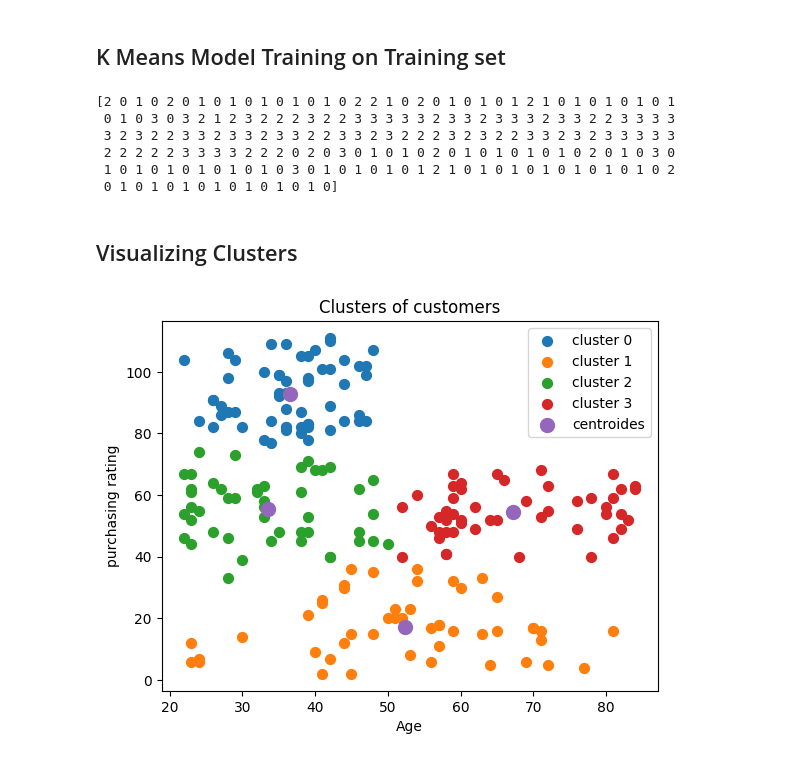
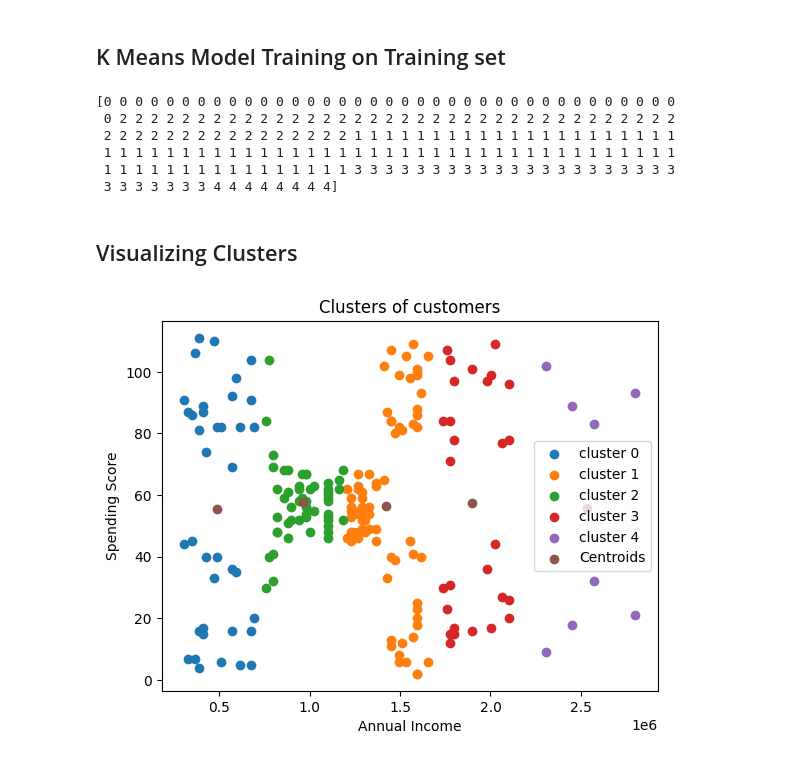
Before and after one commit to Siripurapu-VighnaChaitanya/ML_practice_files, a Jupyter notebook: K_Means_Clustering_Template.ipynb, the cells around one changed output. Saved outputs shown, nothing was run; the diff lists cells and outputs as text; code cells hidden in the pictures.

```diff
--- a/K_Means_Clustering_Template.ipynb
+++ b/K_Means_Clustering_Template.ipynb
@@ -12,4 +12,5 @@ import pandas as pd
 ## Importing dataset
 # %%
 ds=pd.read_csv('Clusturing Model.csv')
-x=ds.iloc[:,2:5:2].values
+x=ds.iloc[:,3:5].values
+print(x)
@@ -39,6 +38,13 @@ print(x)
 from sklearn.cluster import KMeans
 wcss=[]
 for i in range(1,11):
-  kmeans=KMeans(n_clusters=i,init='k-means++',random_state=21)
-  kmeans.fit(x)
-  wcss.append(kmeans.inertia_)
+  kmean=KMeans(n_clusters=i,init='k-means++',random_state=21)
+  kmean.fit(x)
+  wcss.append(kmean.inertia_)
+
+plt.scatter(range(1,11),wcss)
+plt.plot(range(1,11),wcss)
+plt.title('The Elbow Method')
+plt.xlabel('Number of clusters')
+plt.ylabel('WCSS')
+plt.show()
@@ -58,30 +53,30 @@ plt.show()
 # %% [markdown]
 ## K Means Model Training on Training set
 # %%
-kmeans=KMeans(n_clusters=4,init='k-means++',random_state=21)
-kmeans.fit(x)
-y_means=kmeans.predict(x)
+kmean=KMeans(n_clusters=5,init='k-means++',random_state=21)
+kmean.fit(x)
+y_mean=kmean.predict(x)
+print(y_mean)
+# %% [output]
+[0 0 0 0 0 0 0 0 0 0 0 0 0 0 0 0 0 0 0 0 0 0 0 0 0 0 0 0 0 0 0 0 0 0 0 0 0
+ 0 2 2 2 2 2 2 2 2 2 2 2 2 2 2 2 2 2 2 2 2 2 2 2 2 2 2 2 2 2 2 2 2 2 2 2 2
+ 2 2 2 2 2 2 2 2 2 2 2 2 2 2 2 2 1 1 1 1 1 1 1 1 1 1 1 1 1 1 1 1 1 1 1 1 1
+ 1 1 1 1 1 1 1 1 1 1 1 1 1 1 1 1 1 1 1 1 1 1 1 1 1 1 1 1 1 1 1 1 1 1 1 1 1
+ 1 1 1 1 1 1 1 1 1 1 1 1 1 1 1 1 3 3 3 3 3 3 3 3 3 3 3 3 3 3 3 3 3 3 3 3 3
+ 3 3 3 3 3 3 3 4 4 4 4 4 4 4 4]
-# %%
-print(y_means)
-# %% [output]
-[2 0 1 0 2 0 1 0 1 0 1 0 1 0 1 0 2 2 1 0 2 0 1 0 1 0 1 2 1 0 1 0 1 0 1 0 1
- 0 1 0 3 0 3 2 1 2 3 2 2 2 3 2 2 3 3 3 3 3 2 3 3 2 3 3 3 2 3 3 2 2 3 3 3 3
- 3 2 3 2 2 3 3 2 3 3 2 3 3 2 2 3 3 2 3 2 2 2 3 2 3 2 2 3 3 2 3 2 3 3 3 3 3
- 2 2 2 2 2 3 3 3 3 2 2 2 0 2 0 3 0 1 0 1 0 2 0 1 0 1 0 1 0 1 0 2 0 1 0 3 0
- 1 0 1 0 1 0 1 0 1 0 1 0 3 0 1 0 1 0 1 0 1 2 1 0 1 0 1 0 1 0 1 0 1 0 1 0 2
- 0 1 0 1 0 1 0 1 0 1 0 1 0 1 0]
 # %% [markdown]
 ## Visualizing Clusters
 # %%
-plt.scatter(x[y_means==0,0],x[y_means==0,1],s=50,label='cluster 0')
-plt.scatter(x[y_means==1,0],x[y_means==1,1],s=50,label='cluster 1')
-plt.scatter(x[y_means==2,0],x[y_means==2,1],s=50,label='cluster 2')
-plt.scatter(x[y_means==3,0],x[y_means==3,1],s=50,label='cluster 3')
-plt.scatter(kmeans.cluster_centers_[:,0],kmeans.cluster_centers_[:,1],s=100,label='centroides')
+plt.scatter(x[y_mean==0,0],x[y_mean==0,1],label='cluster 0')
+plt.scatter(x[y_mean==1,0],x[y_mean==1,1],label='cluster 1')
+plt.scatter(x[y_mean==2,0],x[y_mean==2,1],label='cluster 2')
+plt.scatter(x[y_mean==3,0],x[y_mean==3,1],label='cluster 3')
+plt.scatter(x[y_mean==4,0],x[y_mean==4,1],label='cluster 4')
+plt.scatter(kmean.cluster_centers_[:,0],kmean.cluster_centers_[:,1],label='Centroids')
 plt.title('Clusters of customers')
-plt.xlabel('Age')
-plt.ylabel('purchasing rating')
+plt.xlabel('Annual Income')
+plt.ylabel('Spending Score')
 plt.legend()
 plt.show()
 # %% [output]
-[figure, old version]
+[figure, new version]
```
Also changed, not shown: parts of 5 cells of this notebook.
